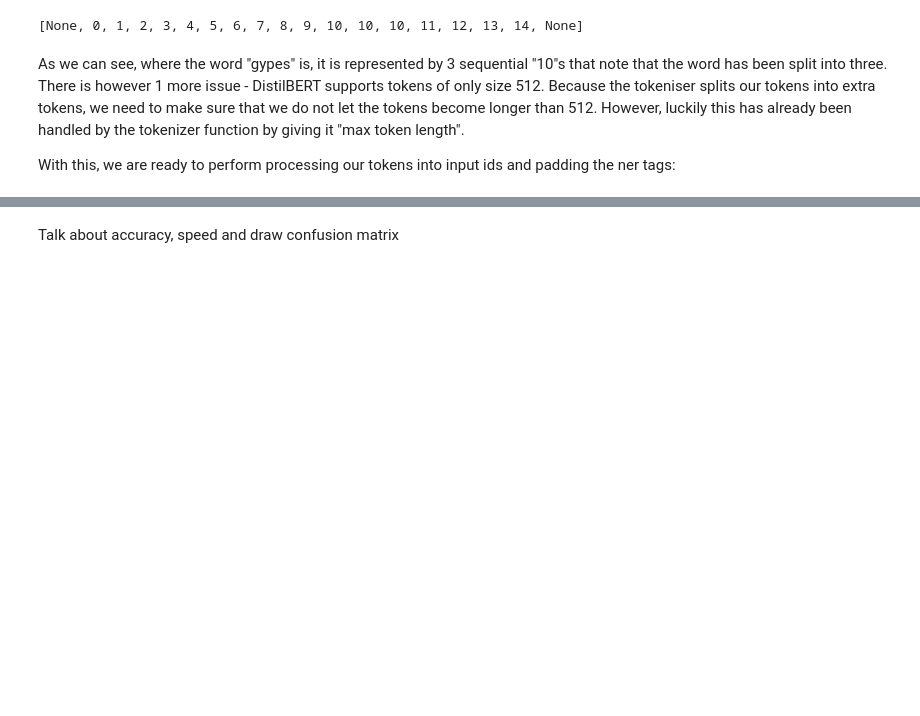
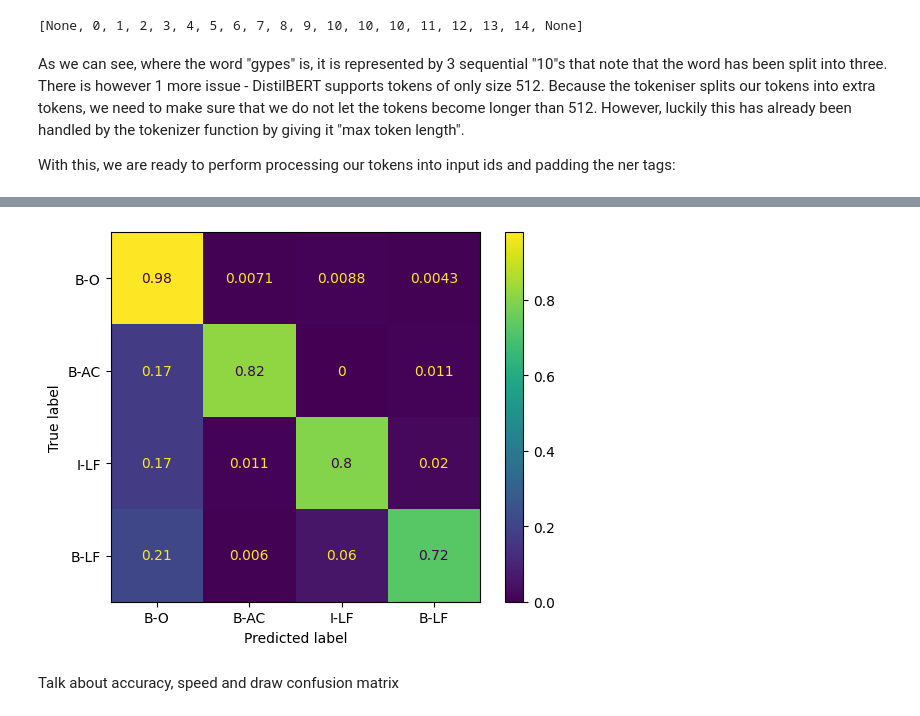
Before and after one commit to OliverKrieger/COM3029---NLP, a Jupyter notebook: cw/report/report_notebook.ipynb, the cells around one changed output, grey strips where cells are left out. Saved outputs shown, nothing was run; the diff lists cells and outputs as text; code cells hidden in the pictures; blank space fills up the shorter version.

Commit message:
get to plotting part

```diff
--- a/cw/report/report_notebook.ipynb
+++ b/cw/report/report_notebook.ipynb
@@ -497,7 +501,7 @@ As we can see, where the word "gypes" is, it is represented by 3 sequential "10"
 With this, we are ready to perform processing our tokens into input ids and padding the ner tags:
 # %%
 def tokenize_and_align_labels(data_collection:DataCollection) -> BatchEncoding:
-    tokenized_inputs = tokenizer(data_collection.get_token_list(), truncation=True, is_split_into_words=True, max_length=512) # tokenise inputs
+    tokenized_inputs = tokenizer(data_collection.get_token_list(), truncation=True, is_split_into_words=True, max_length=512, padding=True) # tokenise inputs
 
     labels = [] # create empty labels list to later matchs with tokenised inputs
 
@@ -522,0 +720,23 @@ def tokenize_and_align_labels(data_collection:DataCollection) -> BatchEncoding:
+# %%
+# for true_label, predict_label in zip(original_labels, original_predicitons):
+#     print(true_label, predict_label)
+import pandas as pd
+
+def trained_model_to_dataframe(trained_model:Trainer) -> pd.DataFrame:
+    truth_predicitons, truth_labels = get_truth_values(trained_model, validation_tokenised, label_list)
+
+    df = pd.DataFrame(0, columns=label_list, index=label_list) # create dataframe with only zeroes but all labels!
+
+    for true_label, predict_label in zip(truth_predicitons, truth_labels):
+        df.at[true_label, predict_label] += 1 # count amount of labels
+    return df
+
+original_df = trained_model_to_dataframe(trainer_original)
+lower_df = trained_model_to_dataframe(trainer_lower)
+punct_df = trained_model_to_dataframe(trainer_punct)
+stop_df = trained_model_to_dataframe(trainer_stop)
+stop_and_punct_df = trained_model_to_dataframe(trainer_stop_punct)
+unique_df = trained_model_to_dataframe(trainer_unique_punct_stop)
+stemmed_df = trained_model_to_dataframe(trainer_stemmed)
+lemma_df = trained_model_to_dataframe(trainer_lemma)
+special_df = trained_model_to_dataframe(trainer_special)
@@ -523,2 +755,19 @@ def tokenize_and_align_labels(data_collection:DataCollection) -> BatchEncoding:
+# %%
+from sklearn.metrics import ConfusionMatrixDisplay
+from matplotlib import pyplot as plt
+
+def plot_dataframe(dataframe:pd.DataFrame, normalised:bool=True) -> None:
+    if normalised:
+        result_df = dataframe.div(dataframe.sum(axis=1), axis=0)
+    else:
+        result_df = dataframe
+
+    disp = ConfusionMatrixDisplay(confusion_matrix=result_df.to_numpy(), display_labels=list(original_df.index))
+    disp.plot()
+    plt.show()
+
+plot_dataframe(original_df, True)
+# %% [output]
+[figure, added]
 # %% [markdown]
 Talk about accuracy, speed and draw confusion matrix
```
Also changed, not shown: parts of 12 cells of this notebook, 1 other file.
